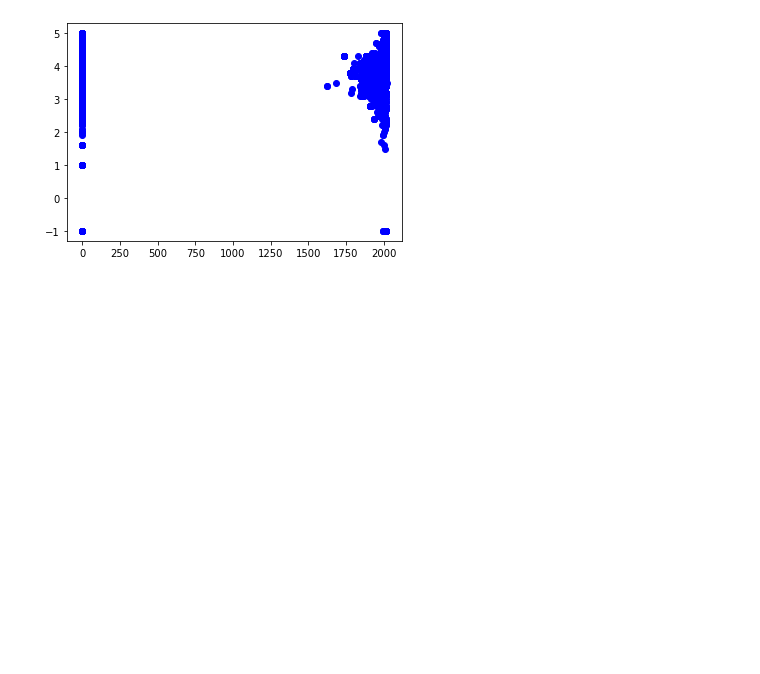
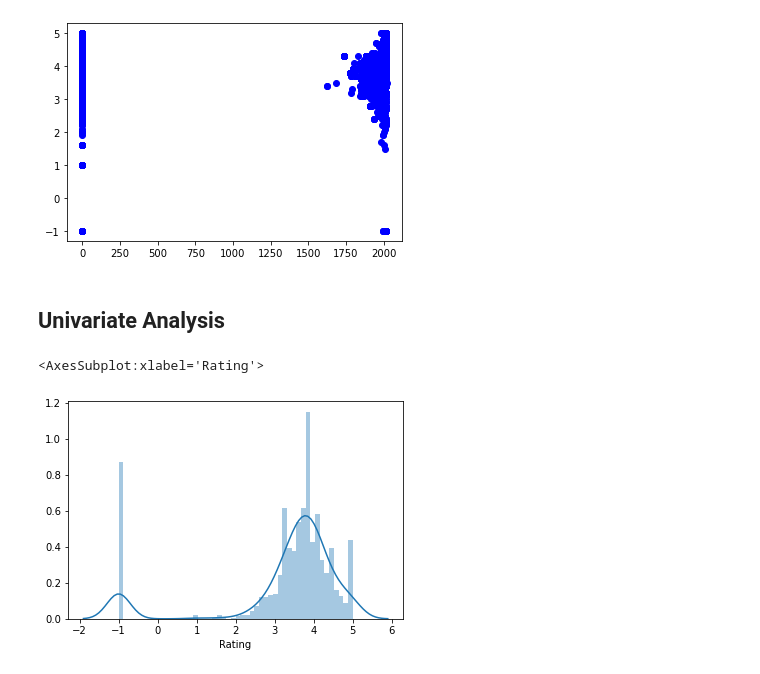
Before and after one commit to ranadheer314/DataAnalysis, a Jupyter notebook: SalaryAnalysis.ipynb, the cells around one changed output. Saved outputs shown, nothing was run; the diff lists cells and outputs as text; code cells hidden in the pictures; blank space fills up the shorter version.

Commit message:
univariate analysis

```diff
--- a/SalaryAnalysis.ipynb
+++ b/SalaryAnalysis.ipynb
@@ -89,3 +91,10 @@ plt.plot(data["Founded"],data["Rating"],'bo')
 # %% [output]
 [<matplotlib.lines.Line2D at 0x...>]
 [figure]
+# %% [markdown]
+## Univariate Analysis
+# %%
+sns.distplot(data["Rating"])
+# %% [output]
+<AxesSubplot:xlabel='Rating'>
+[figure, added]
```
Also changed, not shown: parts of 3 cells of this notebook.
